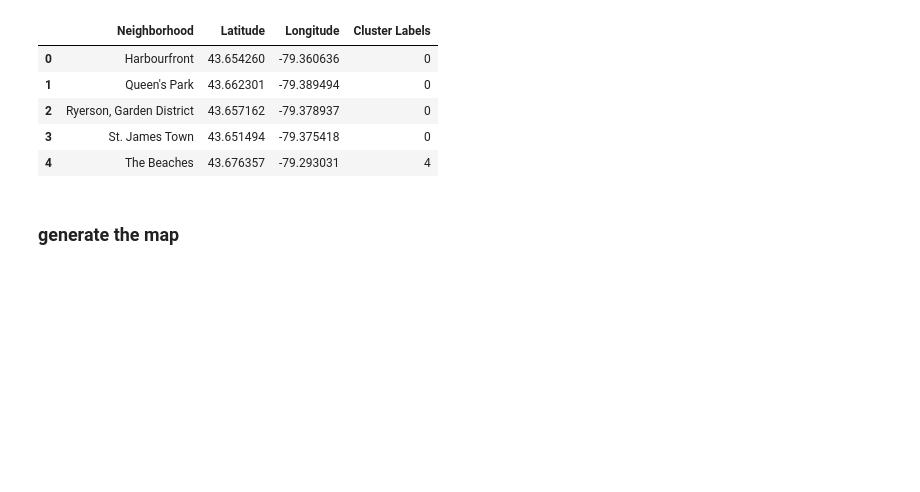
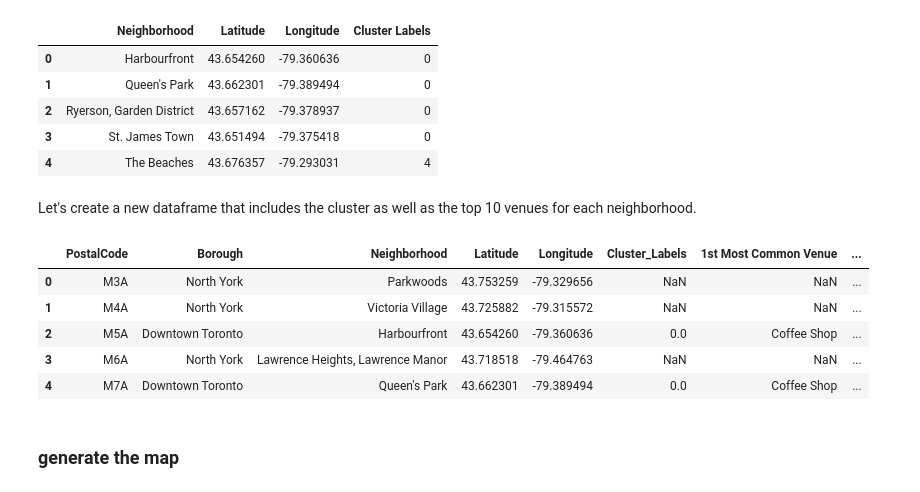
Before and after one commit to henryxji/learn, a Jupyter notebook: Segmenting_and_Clustering_Neighborhoods.ipynb, the cells around one changed output. Cells and saved outputs as stored; diff of their text form; code cells hidden in the pictures; blank space fills up the shorter version.

```diff
--- a/Segmenting_and_Clustering_Neighborhoods.ipynb
+++ b/Segmenting_and_Clustering_Neighborhoods.ipynb
@@ -299,0 +334,6 @@ toronto_grouped = toronto_onehot.groupby("Neighborhood").mean().reset_index()
+# %%
+def return_most_common_venues(row, num_top_venues):
+    row_categories = row.iloc[1:]
+    row_categories_sorted = row_categories.sort_values(ascending=False)
+
+    return row_categories_sorted.index.values[0:num_top_venues]
@@ -342,6 +413,25 @@ locations.head()
 | 2 | Ryerson, Garden District | 43.657162 | -79.378937 | 0 |
 | 3 | St. James Town | 43.651494 | -79.375418 | 0 |
 | 4 | The Beaches | 43.676357 | -79.293031 | 4 |
+# %% [markdown]
+Let's create a new dataframe that includes the cluster as well as the top 10 venues for each neighborhood.
+# %%
+# add clustering labels
+neighborhoods_venues_sorted.insert(0, 'Cluster_Labels', kmeans.labels_)
+
+toronto_merged = df_toronto
+
+# merge toronto_grouped with toronto_data to add latitude/longitude for each neighborhood
+toronto_merged = toronto_merged.join(neighborhoods_venues_sorted.set_index('Neighborhood'), on='Neighborhood')
+
+toronto_merged.head()
+# %% [output]
+|  | PostalCode | Borough | Neighborhood | Latitude | Longitude | Cluster_Labels | 1st Most Common Venue | ... |
+| 0 | M3A | North York | Parkwoods | 43.753259 | -79.329656 | NaN | NaN | ... |
+| 1 | M4A | North York | Victoria Village | 43.725882 | -79.315572 | NaN | NaN | ... |
+| 2 | M5A | Downtown Toronto | Harbourfront | 43.654260 | -79.360636 | 0.0 | Coffee Shop | ... |
+| 3 | M6A | North York | Lawrence Heights, Lawrence Manor | 43.718518 | -79.464763 | NaN | NaN | ... |
+| 4 | M7A | Downtown Toronto | Queen's Park | 43.662301 | -79.389494 | 0.0 | Coffee Shop | ... |
 # %% [markdown]
 ### generate the map
 # %%
```
Also changed, not shown: parts of 18 cells of this notebook.
